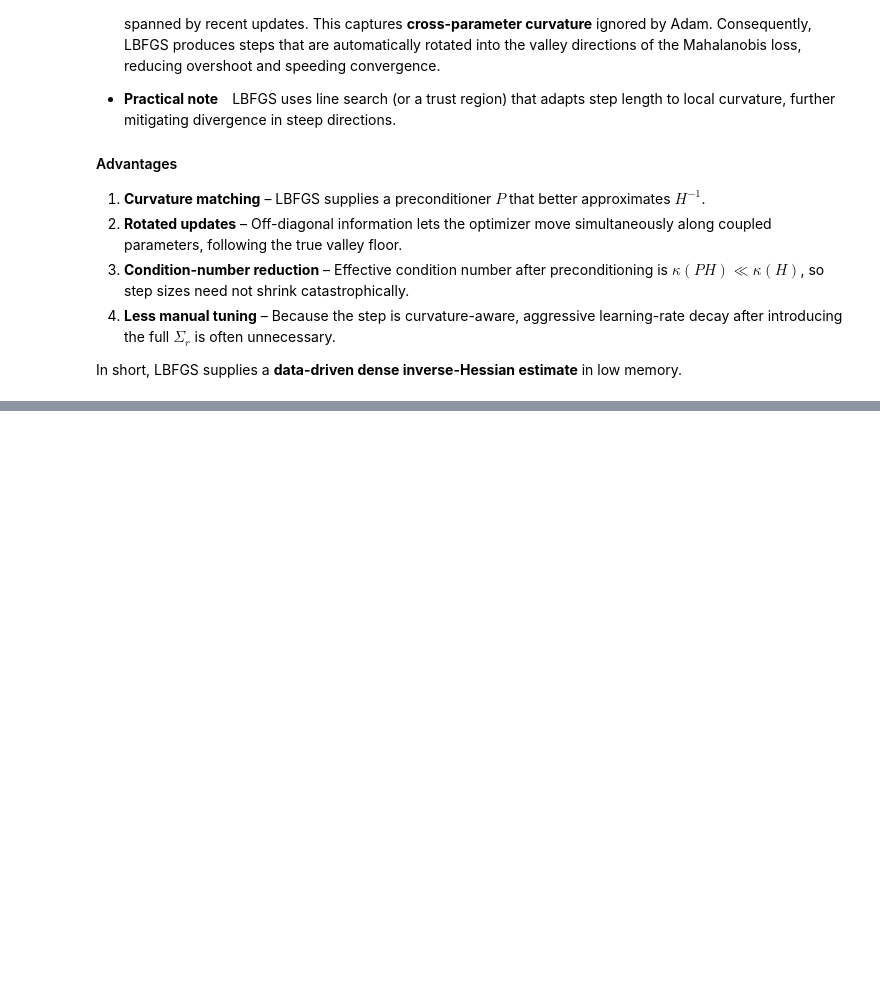
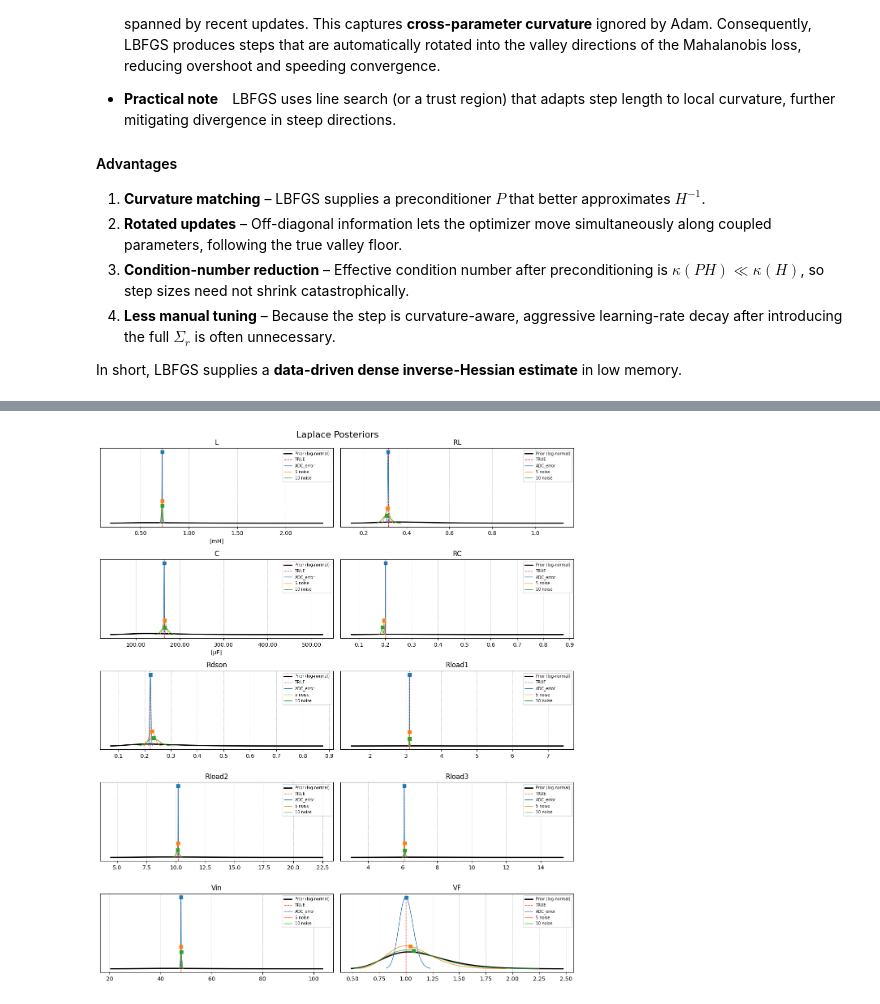
Before and after one commit to jtom95/pinn_buck_converter, a Jupyter notebook: NOTEBOOKS/02_fitting_with_block_diagonal_covariance_matrix.ipynb, the cells around one changed output, grey strips where cells are left out. Saved outputs shown, nothing was run; the diff lists cells and outputs as text; code cells hidden in the pictures; blank space fills up the shorter version.

Commit message:
finished the Laplace optimization and constructed the Laplace posterior plotter.

```diff
--- a/NOTEBOOKS/02_fitting_with_block_diagonal_covariance_matrix.ipynb
+++ b/NOTEBOOKS/02_fitting_with_block_diagonal_covariance_matrix.ipynb
@@ -1265,20 +1128,16 @@ Text(0.5, 1.0, 'Forward & Backward with LFBGS')
 # %%
 from typing import Callable, Iterable
 
-
+from pinn_buck.io import LoaderH5
 from pinn_buck.parameter_transformation import make_log_param, reverse_log_param
 from pinn_buck.model.model_param_estimator import BuckParamEstimator, BaseBuckEstimator
-from pinn_buck.io_model import TrainingHistory
 from pinn_buck.model.loss_function_archive import (
     build_map_loss,
     fw_bw_loss_whitened,
     diag_second_order_loss,
 )
-
-from pinn_buck.io import LoaderH5
-
+from pinn_buck.data_noise_modeling.jacobian_estimation import estimate_Jacobian
 from pinn_buck.data_noise_modeling.auxiliary import rel_tolerance_to_sigma
-from pinn_buck.data_noise_modeling.jacobian_estimation import estimate_Jacobian
 from pinn_buck.data_noise_modeling.covariance_matrix_blocks_funcs import (
     covariance_matrix_on_standard_residuals,
 )
@@ -1311,16 +1170,14 @@ noise_power_ADC_v = sigma_noise_ADC_v**2
 noise_power_5_v = sigma_noise_5_v**2
 noise_power_10_v = sigma_noise_10_v**2
 
-######################################
 
-
-# load ideal noiseless measurement
+# load measurements
 db_dir = Path(r"C:/Users/JC28LS/OneDrive - Aalborg Universitet/Desktop/Work/Databases")
 h5filename = "buck_converter_Shuai_processed.h5"
+io = LoaderH5(db_dir, h5filename)
 
 ### the jacobians are independent of the measurement so we can calculate them once
-io = LoaderH5(db_dir, h5filename)
-io.load("ADC_error")
+io.load("10 noise")
 X = torch.tensor(io.M.data, device=device)
 model = BuckParamEstimator(param_init=NOMINAL).to(device)
 
@@ -1336,6 +1193,9 @@ for i in range(jacobians_stack_fwd.shape[0]):
     print("Forward Jacobian:\n", jacobians_stack_fwd[i])
     print("Backward Jacobian:\n", jacobians_stack_bck[i])
     print("-" * 40)
+
+
+
 
 # crop the jacobians to be 2x2: only noise on i and v
 jacobians_stack_fwd = jacobians_stack_fwd[:, :2, :2]
@@ -1424,7 +1284,6 @@ L_10 = chol(covariance_matrices_10)
 
 ### Build full covariance matrices from the block builders
 
-
 covariance_matrices_adc_full = make_transient_covariance_matrices(
     data_covariance=torch.tensor([noise_power_ADC_i, noise_power_ADC_v]),
     residual_covariance_block_func=covariance_matrix_on_standard_residuals,
@@ -4360,0 +1518,8 @@ Also, the prior effect is quite strong when the data is noisy. This may be corre
+# %%
+from pinn_buck.laplace_posterior_plotting import LaplacePosteriorPlotter
+
+LaplacePosteriorPlotter.plot_all_laplace_posteriors_grid(
+    lfits=laplace_posteriors,
+);
+# %% [output]
+[figure, added]
```
Also changed, not shown: parts of 51 cells of this notebook, 18 other files.
